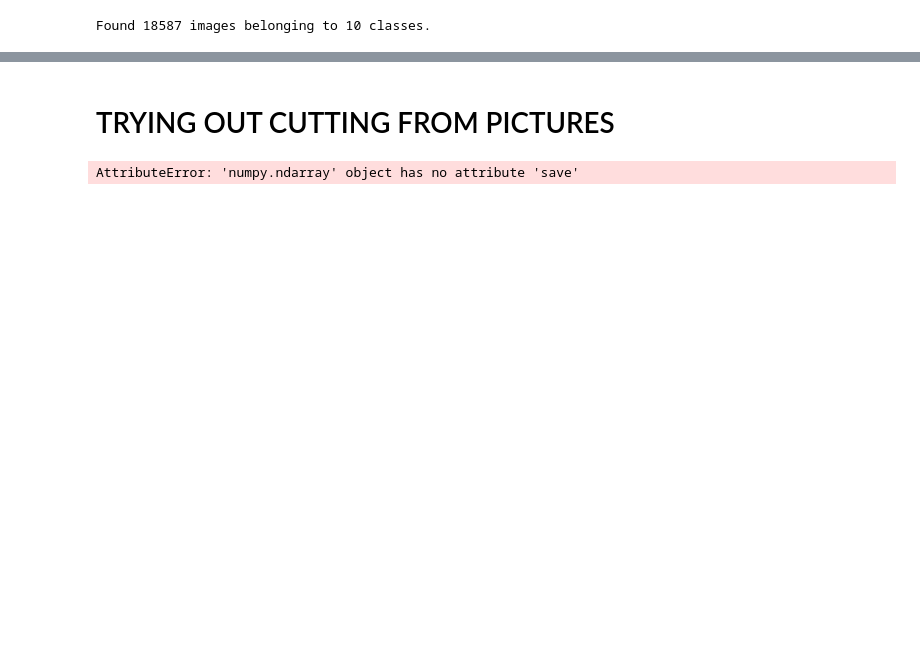
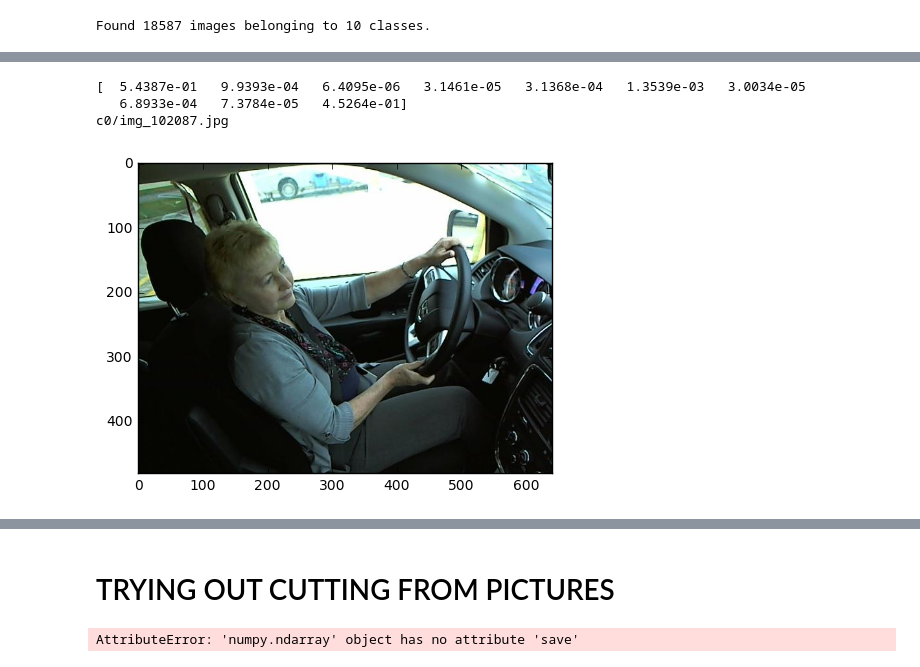
Before and after one commit to philippbayer/machine_learning_notebooks, a Jupyter notebook: Statefarm.ipynb, the cells around one changed output, grey strips where cells are left out. Cells and saved outputs as stored; diff of their text form; code cells hidden in the pictures; blank space fills up the shorter version.

```diff
--- a/Statefarm.ipynb
+++ b/Statefarm.ipynb
@@ -390,0 +513,7 @@ Epoch 7/7
+# %%
+check_training_picture(bn_feat, filenames, 45)
+# %% [output]
+[  5.4387e-01   9.9393e-04   6.4095e-06   3.1461e-05   3.1368e-04   1.3539e-03   3.0034e-05
+   6.8933e-04   7.3784e-05   4.5264e-01]
+c0/img_102087.jpg
+[figure, added]
```
Also changed, not shown: parts of 52 cells of this notebook.
